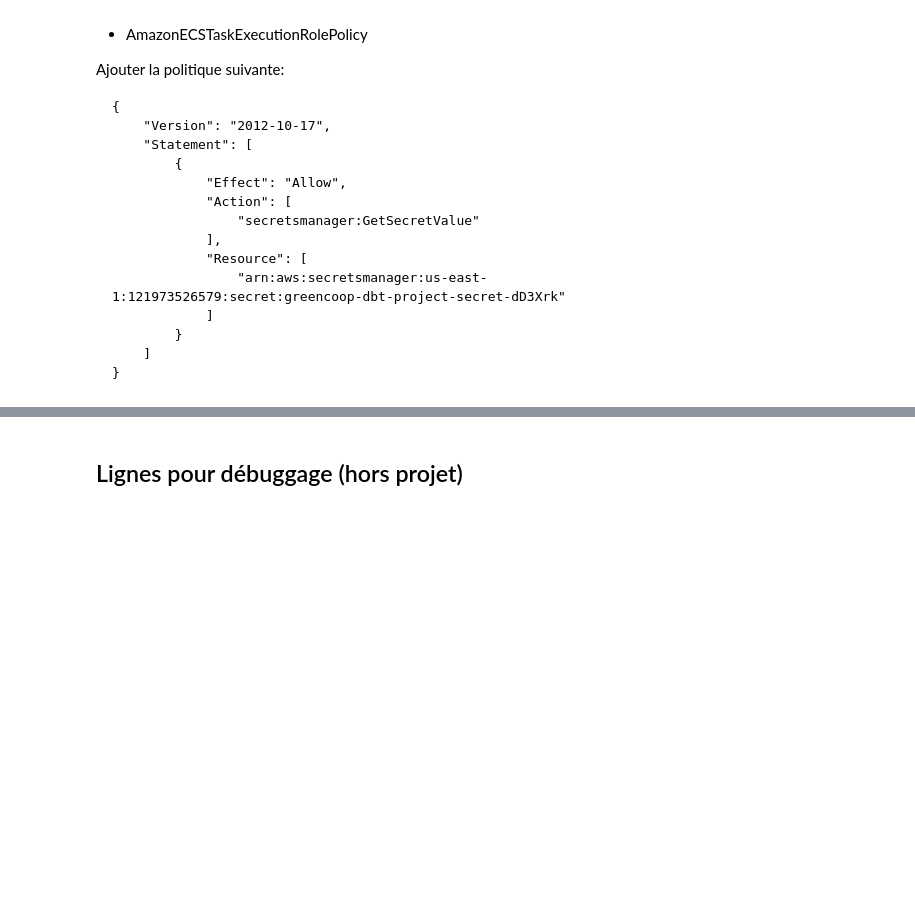
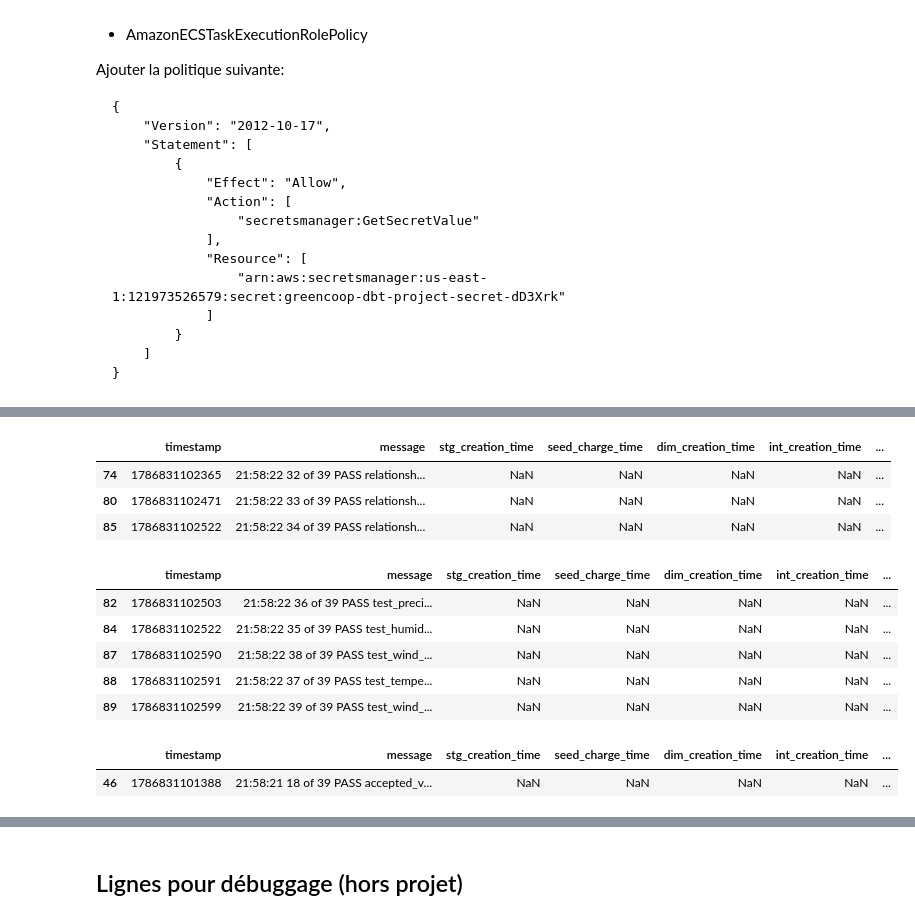
Before and after one commit to Sebules/Project_8_OpenClassrooms_Data_Engineer, a Jupyter notebook: notebook_projet_8.ipynb, the cells around one changed output, grey strips where cells are left out. Saved outputs shown, nothing was run; the diff lists cells and outputs as text; code cells hidden in the pictures; blank space fills up the shorter version.

```diff
--- a/notebook_projet_8.ipynb
+++ b/notebook_projet_8.ipynb
@@ -2202,0 +2333,26 @@ Le logs dans CloudWatch indique que l'opération a bien eu lieu
+# %%
+mask = (log_event_dbt["message"].str.contains("PASS relationships", regex=False)
+        & log_event_dbt["message"].str.contains("[32mPASS", regex=False))
+# %%
+log_event_dbt.loc[mask, "test_relationships_time"] = log_event_dbt.loc[mask, "message"].str[-6:-2]
+# %%
+log_event_dbt[~log_event_dbt["test_relationships_time"].isna()]
+# %% [output]
+|  | timestamp | message | stg_creation_time | seed_charge_time | dim_creation_time | int_creation_time | ... |
+| 74 | 1786831102365 | 21:58:22 32 of 39 PASS relationsh... | NaN | NaN | NaN | NaN | ... |
+| 80 | 1786831102471 | 21:58:22 33 of 39 PASS relationsh... | NaN | NaN | NaN | NaN | ... |
+| 85 | 1786831102522 | 21:58:22 34 of 39 PASS relationsh... | NaN | NaN | NaN | NaN | ... |
+# %%
+mask = (log_event_dbt["message"].str.contains("PASS test", regex=False)
+        & log_event_dbt["message"].str.contains("[32mPASS", regex=False))
+# %%
+log_event_dbt.loc[mask, "test_test_time"] = log_event_dbt.loc[mask, "message"].str[-6:-2]
+# %%
+log_event_dbt[~log_event_dbt["test_test_time"].isna()]
+# %% [output]
+|  | timestamp | message | stg_creation_time | seed_charge_time | dim_creation_time | int_creation_time | ... |
+| 82 | 1786831102503 | 21:58:22 36 of 39 PASS test_preci... | NaN | NaN | NaN | NaN | ... |
+| 84 | 1786831102522 | 21:58:22 35 of 39 PASS test_humid... | NaN | NaN | NaN | NaN | ... |
+| 87 | 1786831102590 | 21:58:22 38 of 39 PASS test_wind_... | NaN | NaN | NaN | NaN | ... |
+| 88 | 1786831102591 | 21:58:22 37 of 39 PASS test_tempe... | NaN | NaN | NaN | NaN | ... |
+| 89 | 1786831102599 | 21:58:22 39 of 39 PASS test_wind_... | NaN | NaN | NaN | NaN | ... |
@@ -2202,0 +2364,5 @@ Le logs dans CloudWatch indique que l'opération a bien eu lieu
+# %%
+log_event_dbt[~log_event_dbt["test_accepted_values_time"].isna()]
+# %% [output]
+|  | timestamp | message | stg_creation_time | seed_charge_time | dim_creation_time | int_creation_time | ... |
+| 46 | 1786831101388 | 21:58:21 18 of 39 PASS accepted_v... | NaN | NaN | NaN | NaN | ... |
```
Also changed, not shown: parts of 37 cells of this notebook, 2 other files.
